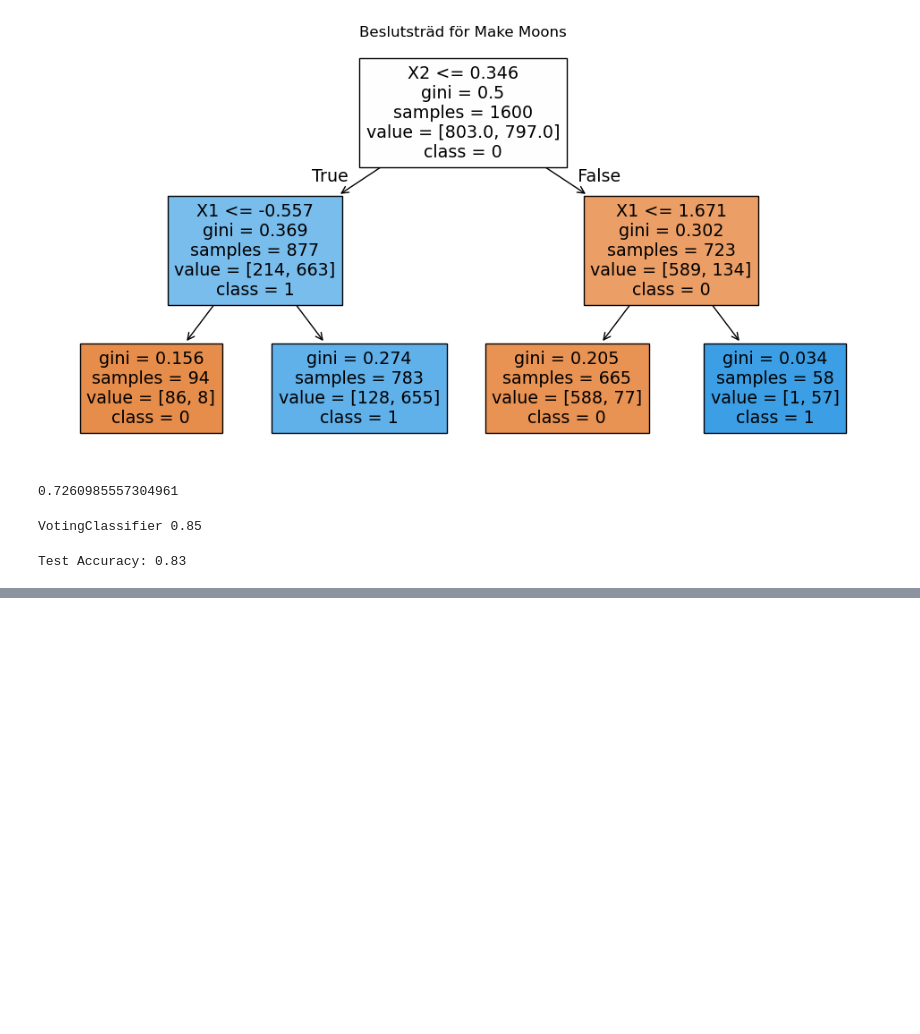
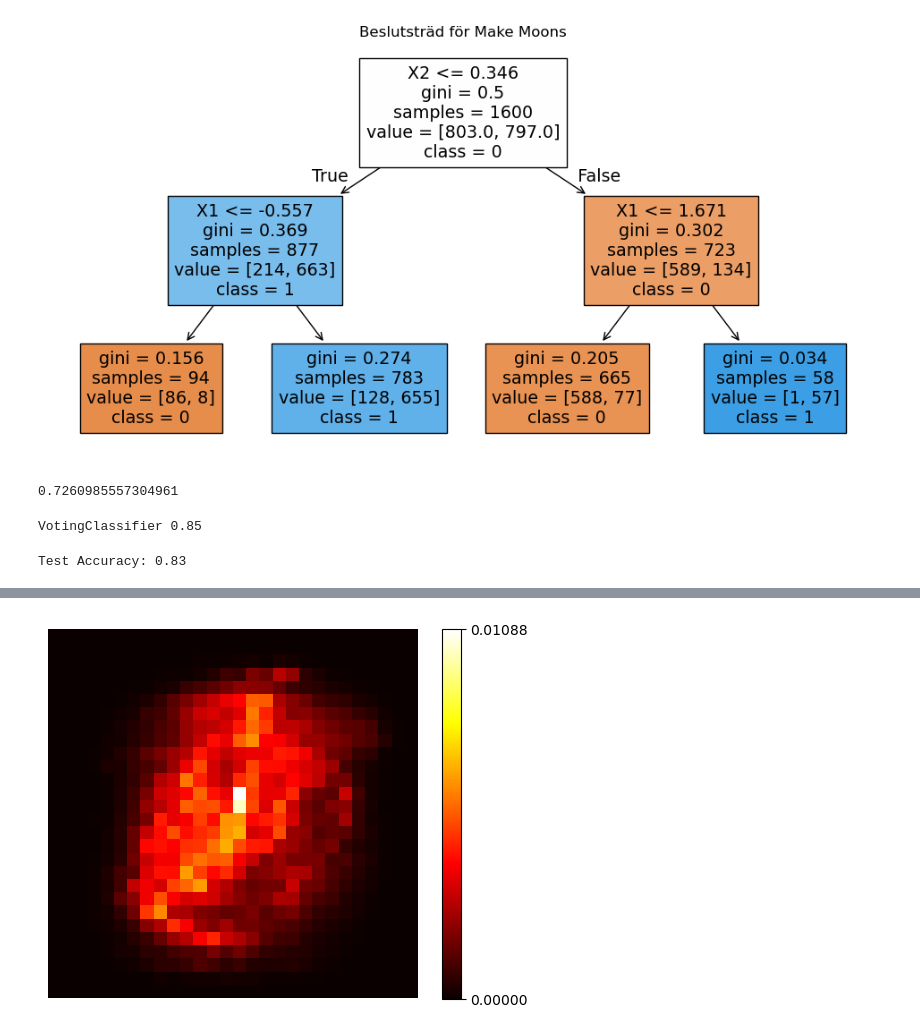
Before and after one commit to ManaInfectedRP/Skola-Python, a Jupyter notebook: Uppgifter.ipynb, the cells around one changed output, grey strips where cells are left out. Saved outputs shown, nothing was run; the diff lists cells and outputs as text; code cells hidden in the pictures; blank space fills up the shorter version.

```diff
--- a/Uppgifter.ipynb
+++ b/Uppgifter.ipynb
@@ -2735,0 +2895,24 @@ ModuleNotFoundError: No module named 'xgboost'
+# %%
+# Sida 211
+# Refit model on train + validation data
+X_train_val = scaler.fit_transform(X_train_val)
+extra_trees_clf.fit(X_train_val, y_train_val)
+# Evaluate it on test data
+et_pred_test = extra_trees_clf.predict(X_test)
+# display_confusion_matrix(y_test, et_pred_test)
+# print(classification_report(y_test, et_pred_test))
+# %%
+# Sida  212
+scaler_2 = StandardScaler()
+X = scaler_2.fit_transform(X)
+extra_trees_clf.fit(X, y)
+
+def plot_digit(data):
+    image = data.reshape(28, 28)
+    plt.imshow(image, cmap=mpl.cm.hot, interpolation="nearest")
+    plt.axis("off")
+
+plot_digit(extra_trees_clf.feature_importances_)
+cbar = plt.colorbar(ticks=[extra_trees_clf.feature_importances_.min(), extra_trees_clf.feature_importances_.max()])
+# %% [output]
+[figure, added]
```
Also changed, not shown: parts of 10 cells of this notebook.
